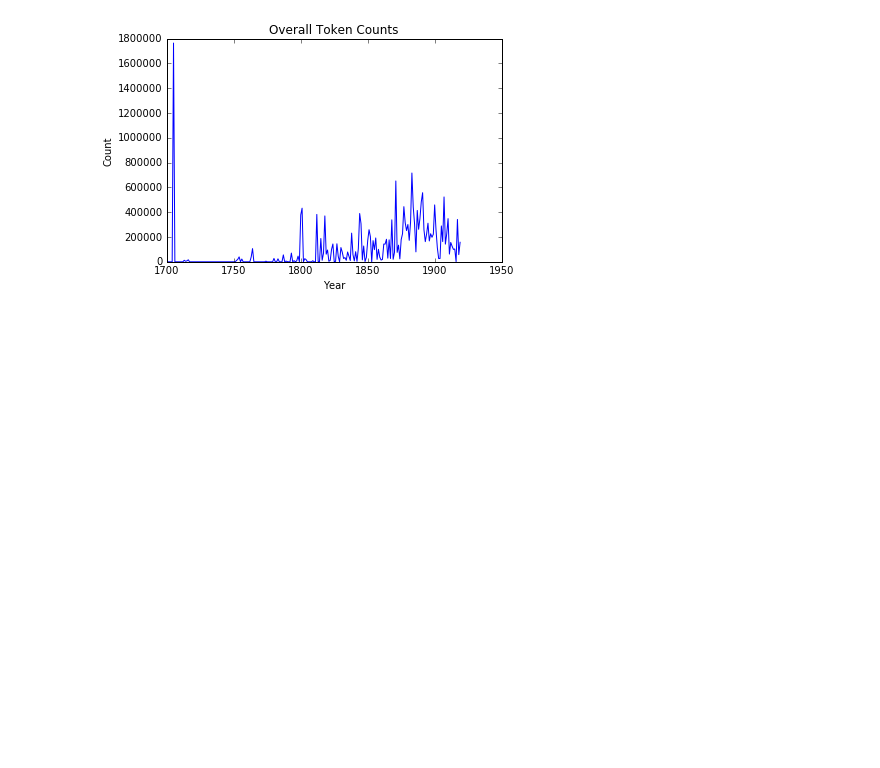
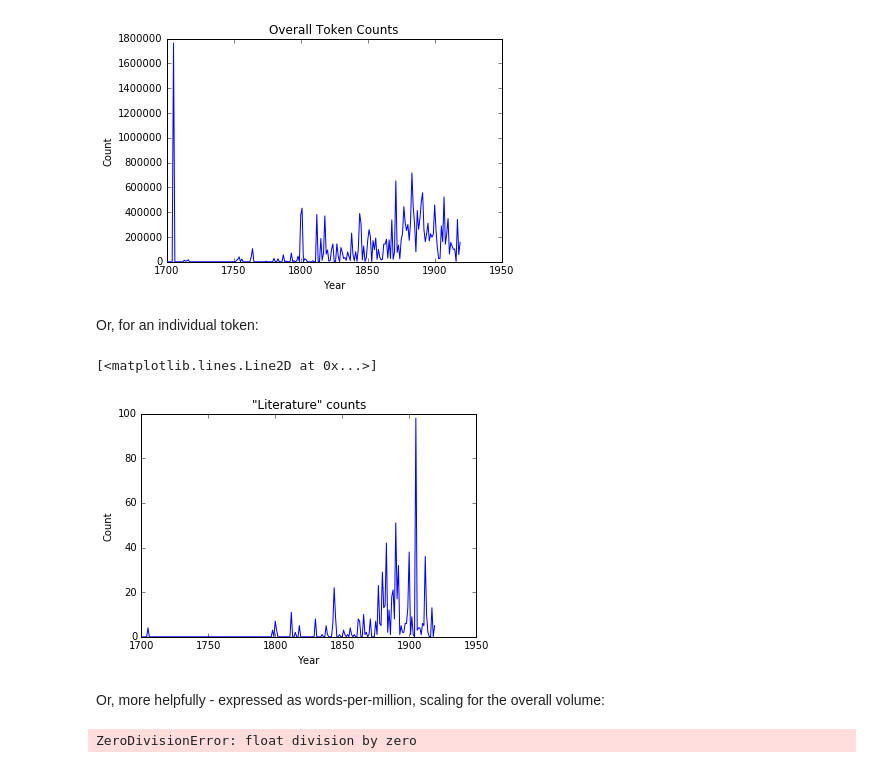
Before and after one commit to davidmcclure/history-of-literature, a Jupyter notebook: notes/hathi-data.ipynb, the cells around one changed output. Cells and saved outputs as stored; diff of their text form; code cells hidden in the pictures; blank space fills up the shorter version.

```diff
--- a/notes/hathi-data.ipynb
+++ b/notes/hathi-data.ipynb
@@ -206,3 +206,30 @@ plt.plot(xs, ys)
 # %% [output]
 [<matplotlib.lines.Line2D at 0x...>]
 [figure]
+# %% [markdown]
+Or, for an individual token:
+# %%
+ys = []
+for year in xs:
+    ys.append(Count.token_year_count('literature', year))
+
+plt.title('"Literature" counts')
+plt.xlabel('Year')
+plt.ylabel('Count')
+plt.plot(xs, ys)
+# %% [output]
+[<matplotlib.lines.Line2D at 0x...>]
+[figure, added]
+# %% [markdown]
+Or, more helpfully - expressed as words-per-million, scaling for the overall volume:
+# %%
+ys = []
+for year in xs:
+    ys.append(Count.token_year_wpm('literature', year))
+
+plt.title('"Literature" counts')
+plt.xlabel('Year')
+plt.ylabel('Words per million')
+plt.plot(xs, ys)
+# %% [output]
+ZeroDivisionError: float division by zero
```
